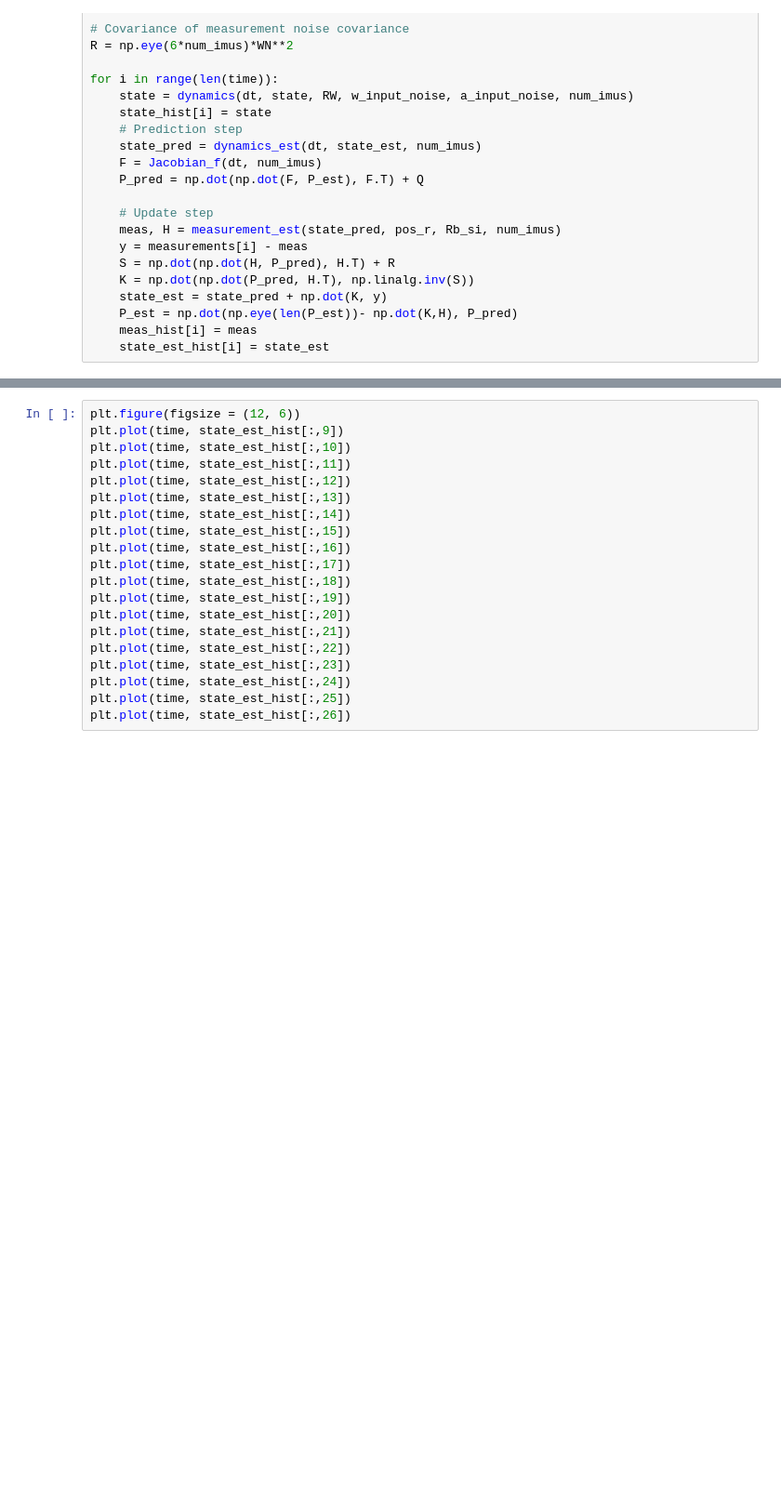
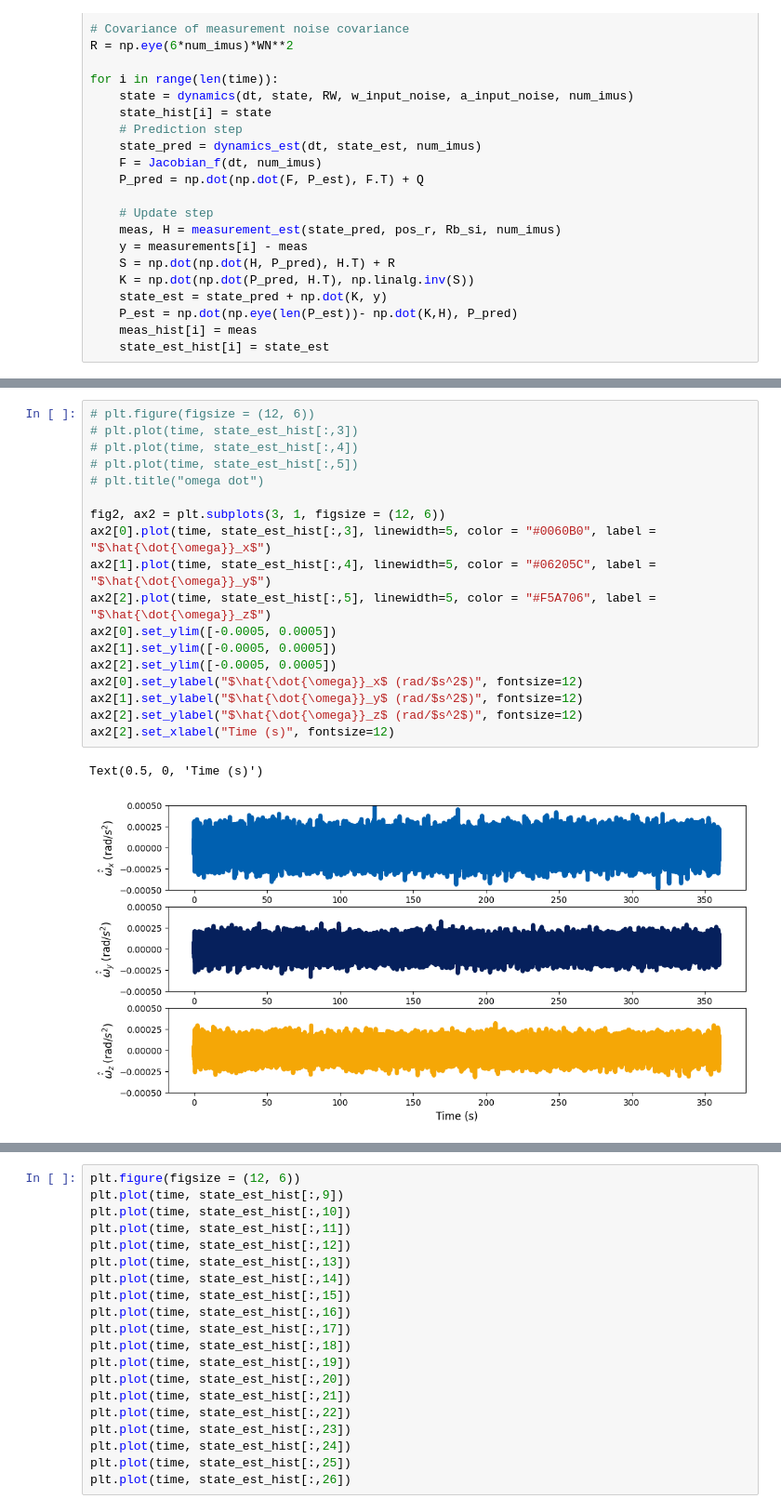
Before and after one commit to schoi355/multi_imu_fusion, a Jupyter notebook: EKF_multi_gyro.ipynb, the cells around one changed output, grey strips where cells are left out. Shown: that part at 93% size. Saved outputs shown, nothing was run; the diff lists cells and outputs as text; blank space fills up the shorter version.

```diff
--- a/EKF_multi_gyro.ipynb
+++ b/EKF_multi_gyro.ipynb
@@ -171,0 +179,21 @@ Text(0, 0.5, '$\\omega$ (rad/s)')
+# %%
+# plt.figure(figsize = (12, 6))
+# plt.plot(time, state_est_hist[:,3])
+# plt.plot(time, state_est_hist[:,4])
+# plt.plot(time, state_est_hist[:,5])
+# plt.title("omega dot")
+
+fig2, ax2 = plt.subplots(3, 1, figsize = (12, 6))
+ax2[0].plot(time, state_est_hist[:,3], linewidth=5, color = "#0060B0", label = "$\hat{\dot{\omega}}_x$")
+ax2[1].plot(time, state_est_hist[:,4], linewidth=5, color = "#06205C", label = "$\hat{\dot{\omega}}_y$")
+ax2[2].plot(time, state_est_hist[:,5], linewidth=5, color = "#F5A706", label = "$\hat{\dot{\omega}}_z$")
+ax2[0].set_ylim([-0.0005, 0.0005])
+ax2[1].set_ylim([-0.0005, 0.0005])
+ax2[2].set_ylim([-0.0005, 0.0005])
+ax2[0].set_ylabel("$\hat{\dot{\omega}}_x$ (rad/$s^2$)", fontsize=12)
+ax2[1].set_ylabel("$\hat{\dot{\omega}}_y$ (rad/$s^2$)", fontsize=12)
+ax2[2].set_ylabel("$\hat{\dot{\omega}}_z$ (rad/$s^2$)", fontsize=12)
+ax2[2].set_xlabel("Time (s)", fontsize=12)
+# %% [output]
+Text(0.5, 0, 'Time (s)')
+[figure, added]
```
Also changed, not shown: parts of 9 cells of this notebook.
